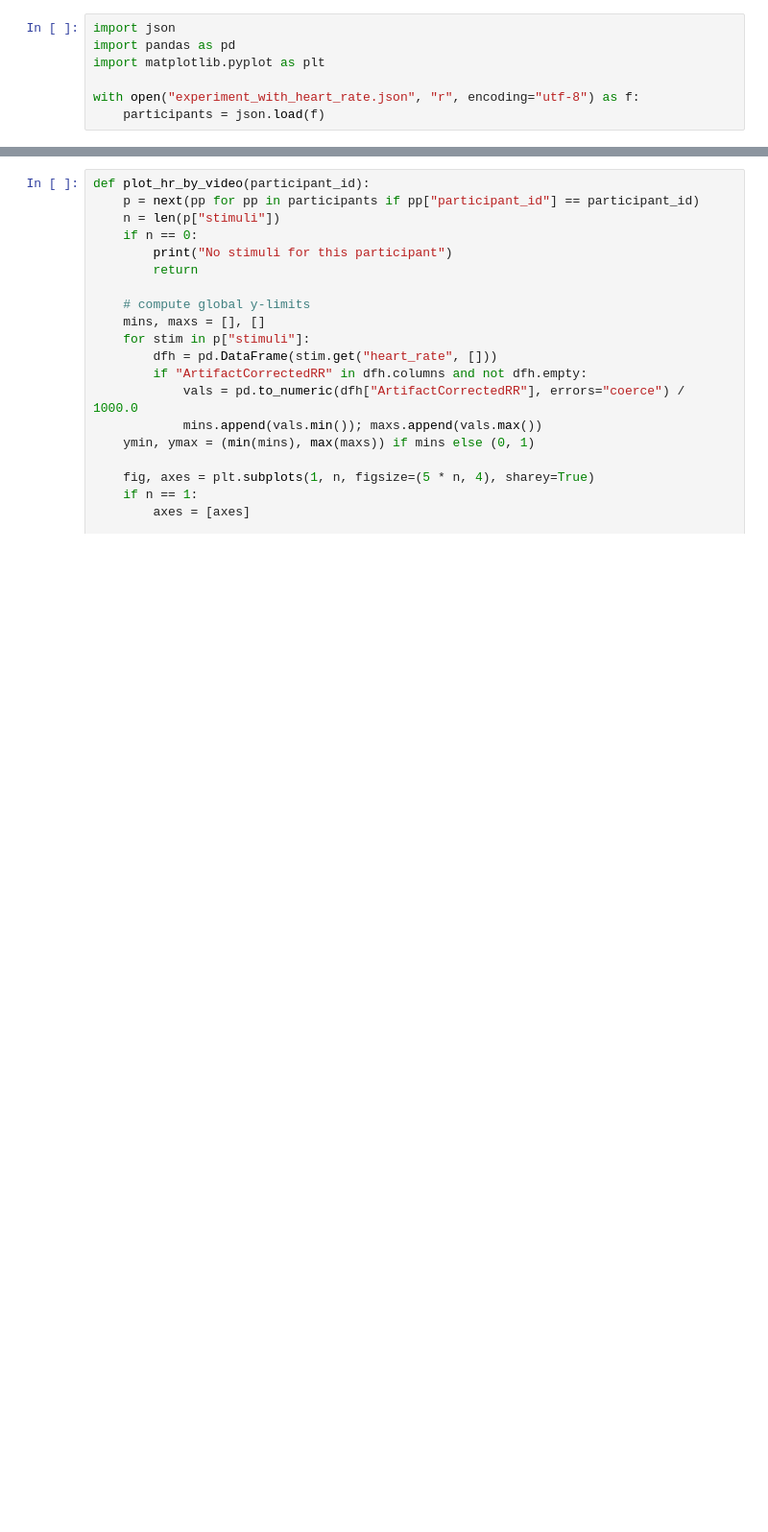
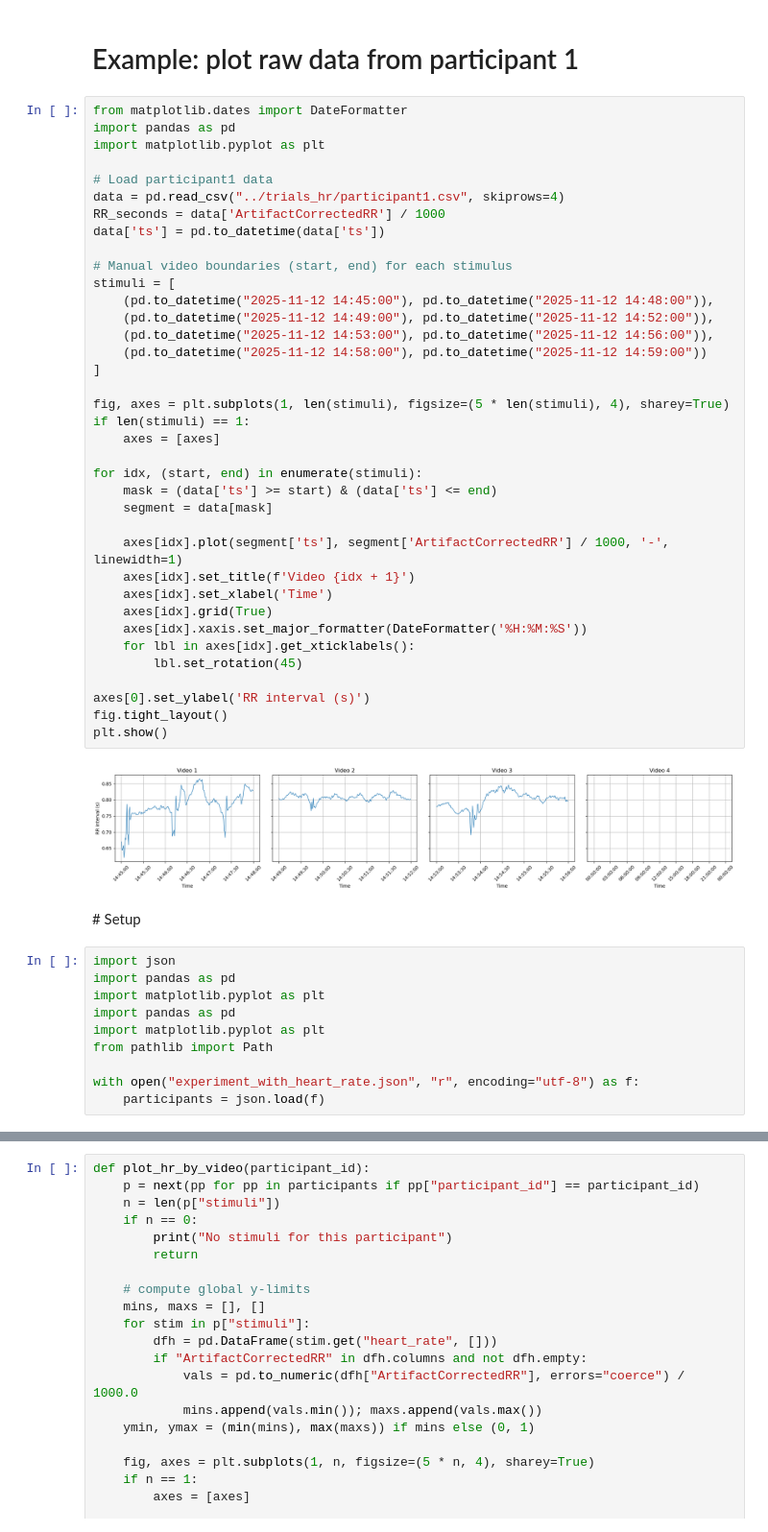
Before and after one commit to BalducciFrancesco/02455-Experiment-In-Cognitive-Science, a Jupyter notebook: analysis/visualization.ipynb, the cells around one changed output, grey strips where cells are left out. Shown: that part at 96% size. Cells and saved outputs as stored; diff of their text form; blank space fills up the shorter version.

```diff
--- a/analysis/visualization.ipynb
+++ b/analysis/visualization.ipynb
@@ -1,7 +1,53 @@
+# %% [markdown]
+# Example: plot raw data from participant 1
+# %%
+from matplotlib.dates import DateFormatter
+import pandas as pd
+import matplotlib.pyplot as plt
+
+# Load participant1 data
+data = pd.read_csv("../trials_hr/participant1.csv", skiprows=4)
+RR_seconds = data['ArtifactCorrectedRR'] / 1000
+data['ts'] = pd.to_datetime(data['ts'])
+
+# Manual video boundaries (start, end) for each stimulus
+stimuli = [
+    (pd.to_datetime("2025-11-12 14:45:00"), pd.to_datetime("2025-11-12 14:48:00")),
+    (pd.to_datetime("2025-11-12 14:49:00"), pd.to_datetime("2025-11-12 14:52:00")),
+    (pd.to_datetime("2025-11-12 14:53:00"), pd.to_datetime("2025-11-12 14:56:00")),
+    (pd.to_datetime("2025-11-12 14:58:00"), pd.to_datetime("2025-11-12 14:59:00"))
+]
+
+fig, axes = plt.subplots(1, len(stimuli), figsize=(5 * len(stimuli), 4), sharey=True)
+if len(stimuli) == 1:
+    axes = [axes]
+
+for idx, (start, end) in enumerate(stimuli):
+    mask = (data['ts'] >= start) & (data['ts'] <= end)
+    segment = data[mask]
+
+    axes[idx].plot(segment['ts'], segment['ArtifactCorrectedRR'] / 1000, '-', linewidth=1)
+    axes[idx].set_title(f'Video {idx + 1}')
+    axes[idx].set_xlabel('Time')
+    axes[idx].grid(True)
+    axes[idx].xaxis.set_major_formatter(DateFormatter('%H:%M:%S'))
+    for lbl in axes[idx].get_xticklabels():
+        lbl.set_rotation(45)
+
+axes[0].set_ylabel('RR interval (s)')
+fig.tight_layout()
+plt.show()
+# %% [output]
+[figure, added]
+# %% [markdown]
+# Setup
 # %%
 import json
 import pandas as pd
 import matplotlib.pyplot as plt
+import pandas as pd
+import matplotlib.pyplot as plt
+from pathlib import Path
 
 with open("experiment_with_heart_rate.json", "r", encoding="utf-8") as f:
     participants = json.load(f)
```
Also changed, not shown: parts of 4 cells of this notebook, 5 other files.
